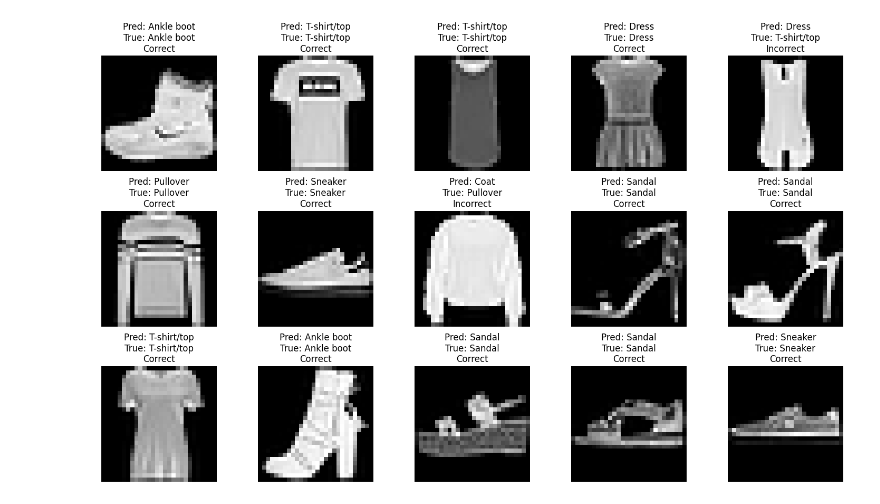
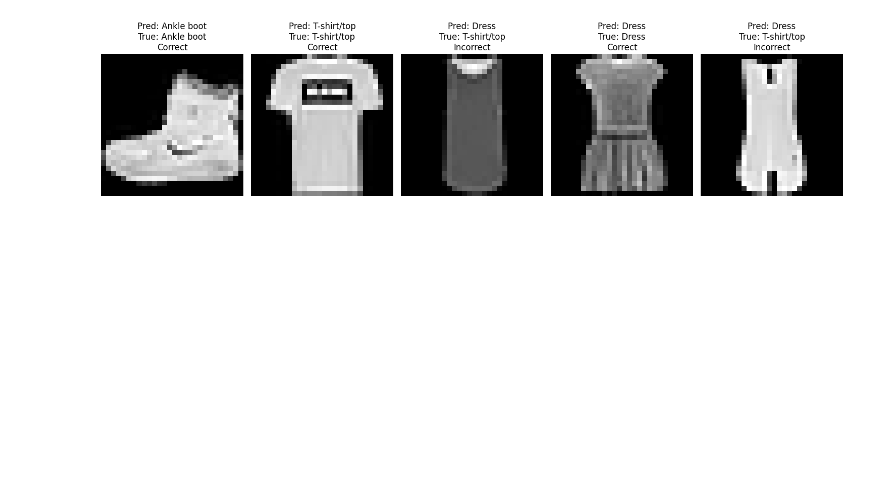
Before and after one commit to venkatesh19v/da6401_assignment1, a Jupyter notebook: Assignment.ipynb, the cells around one changed output. Cells and saved outputs as stored; diff of their text form; code cells hidden in the pictures; blank space fills up the shorter version.

```diff
--- a/Assignment.ipynb
+++ b/Assignment.ipynb
@@ -20,7 +20,8 @@ wandb: W&B API key is configured. Use `wandb login --relogin` to force relogin
 True
 # %%
 # Initialize the project in WandB
-wandb.init(project="temp-project",
+projectId = "temp-project"
+wandb.init(project=projectId,
     notes="This is Assignment 1 for the course DA6401",
     tags=["assignment_1", "fashion_mnist"])
 # %% [output]
@@ -190,7 +190,7 @@ class FeedForwardNN:
         cache["A"].append(A)
         return A, cache
 
-    def compute_loss(self, Y_pred, Y_true):
+    def cross_entropy_loss(self, Y_pred, Y_true):
         """
         Computes cross-entropy loss.
 
@@ -473,7 +473,7 @@ def train(model, optimizer, X_train, Y_train, epochs, batch_size):
             X_batch = X_shuffled[start:end]
             Y_batch = Y_shuffled[start:end]
             Y_pred, cache = model.forward(X_batch)
-            loss = model.compute_loss(Y_pred, Y_batch)
+            loss = model.cross_entropy_loss(Y_pred, Y_batch)
             accuracy = model.compute_accuracy(Y_pred, Y_batch)
             epoch_loss += loss
             grads_W, grads_b = model.backward(X_batch, Y_batch, cache)
@@ -487,7 +487,7 @@ def train(model, optimizer, X_train, Y_train, epochs, batch_size):
 # %%
 if __name__ == '__main__':
     wandb.init(
-        project="test-project",
+        project=projectId,
         config={
             "input_size": 784,
             "hidden_layers": [128, 64, 32],
@@ -525,9 +525,15 @@ if __name__ == '__main__':
 
     # After training, evaluating on a few samples and log results
     Y_pred, _ = model.forward(X_train[:samples])
+    for i in range(Y_pred[:samples].shape[0]):
+        print("Probability distribution over 10 classes of a single sample:", Y_pred[i])
     predictions = np.argmax(Y_pred, axis=1)
 
+    Y_test_pred = model.forward(X_test)
+    predictions_test = np.argmax(Y_pred, axis=1)
+
     print("Predictions for first 5 training samples:", predictions)
+    print("Original labels for test data:", Y_test)
 
     # Loging table of predictions
     class_names = ['T-shirt/top', 'Trouser', 'Pullover', 'Dress', 'Coat','Sandal', 'Shirt', 'Sneaker', 'Bag', 'Ankle boot']
@@ -566,41 +583,39 @@ Find logs at: ./wandb/run-20250228_202543-55deb4us/logs
 # %%
-# To verify the predictions
-Y_pred, _ = model.forward(X_train[:15])
-predictions = np.argmax(Y_pred, axis=1)
-true_classes = np.argmax(Y_train[:15], axis=1)  # True class indices
+# To verify the predictions for samples
+true_classes = np.argmax(Y_train[:samples], axis=1)  # True class indices
 
-fig, axes = plt.subplots(3, 5, figsize=(15, 9))  # 3 rows, 5 columns
+fig, axes = plt.subplots(1, samples, figsize=(15, 9))  # 1 rows, 5 columns
 axes = axes.flatten()  # Flatten axes array for easy indexing
 
-for i in range(15):
+for i in range(samples):
     # Plot the image
     ax = axes[i]
     ax.imshow(X_train[i].reshape(28, 28), cmap="gray")  # Reshaping the flattened image to 28x28
 
     # Title showing prediction result
     pred_class = predictions[i]
     true_class = true_classes[i]
     pred_class_name = class_names[pred_class]
     true_class_name = class_names[true_class]
 
     # Check if the prediction is correct or not
     correct = 'Correct' if pred_class == true_class else 'Incorrect'
 
     ax.set_title(f"Pred: {pred_class_name}\nTrue: {true_class_name}\n{correct}")
     ax.axis('off')  # Hide axis
 
 plt.tight_layout()
 plt.show()
 
 table = wandb.Table(columns=["Sample", "Predicted Class", "True Class", "Correct?"])
-for i in range(15):
+for i in range(samples):
     pred_class = predictions[i]
     true_class = true_classes[i]
     pred_class_name = class_names[pred_class]
     true_class_name = class_names[true_class]
     correct = 'Correct' if pred_class == true_class else 'Incorrect'
 # %% [output]
-[figure, old version]
+[figure, new version]
 # %%
 def train_sweep():
     # Initialize wandb for the current run. The hyperparameters come from wandb.config.
```
Also changed, not shown: parts of 6 cells of this notebook.
